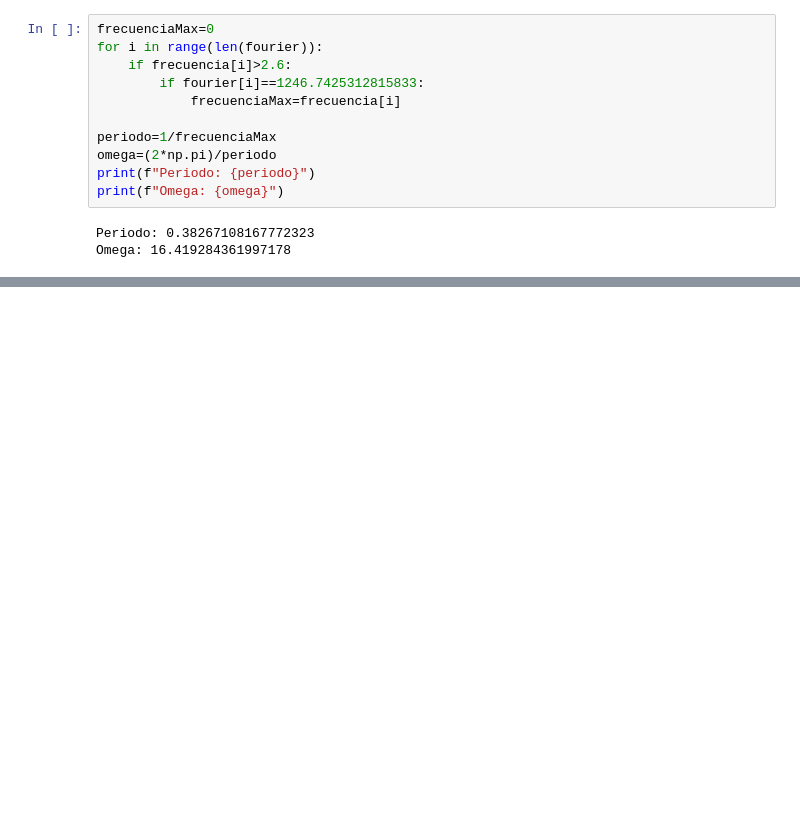
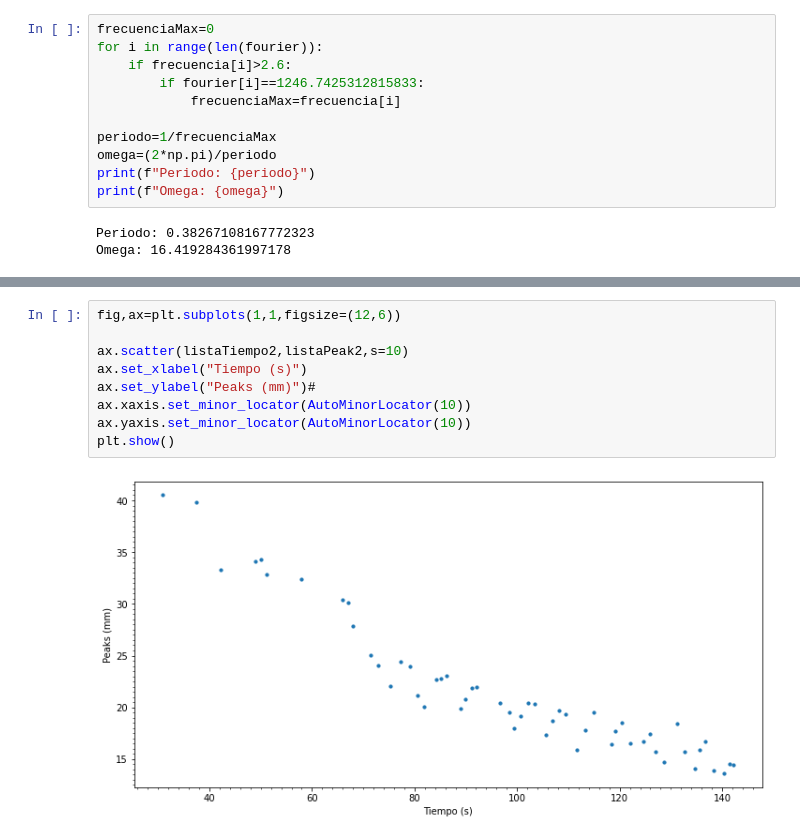
Before and after one commit to PM-lopez/Informe-3, a Jupyter notebook: Informe 3.ipynb, the cells around one changed output, grey strips where cells are left out. Cells and saved outputs as stored; diff of their text form; blank space fills up the shorter version.

```diff
--- a/Informe 3.ipynb
+++ b/Informe 3.ipynb
@@ -89,0 +118,11 @@ print(peaks)
+# %%
+fig,ax=plt.subplots(1,1,figsize=(12,6))
+
+ax.scatter(listaTiempo2,listaPeak2,s=10)
+ax.set_xlabel("Tiempo (s)")
+ax.set_ylabel("Peaks (mm)")#
+ax.xaxis.set_minor_locator(AutoMinorLocator(10))
+ax.yaxis.set_minor_locator(AutoMinorLocator(10))
+plt.show()
+# %% [output]
+[figure, added]
```
Also changed, not shown: parts of 10 cells of this notebook.
